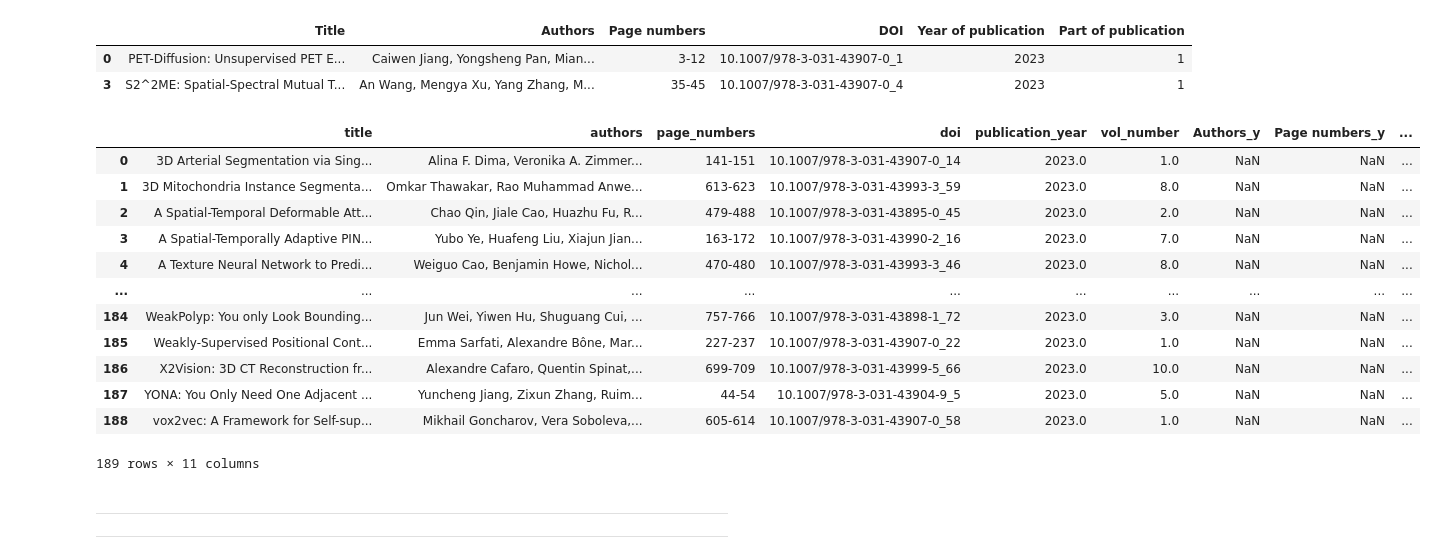
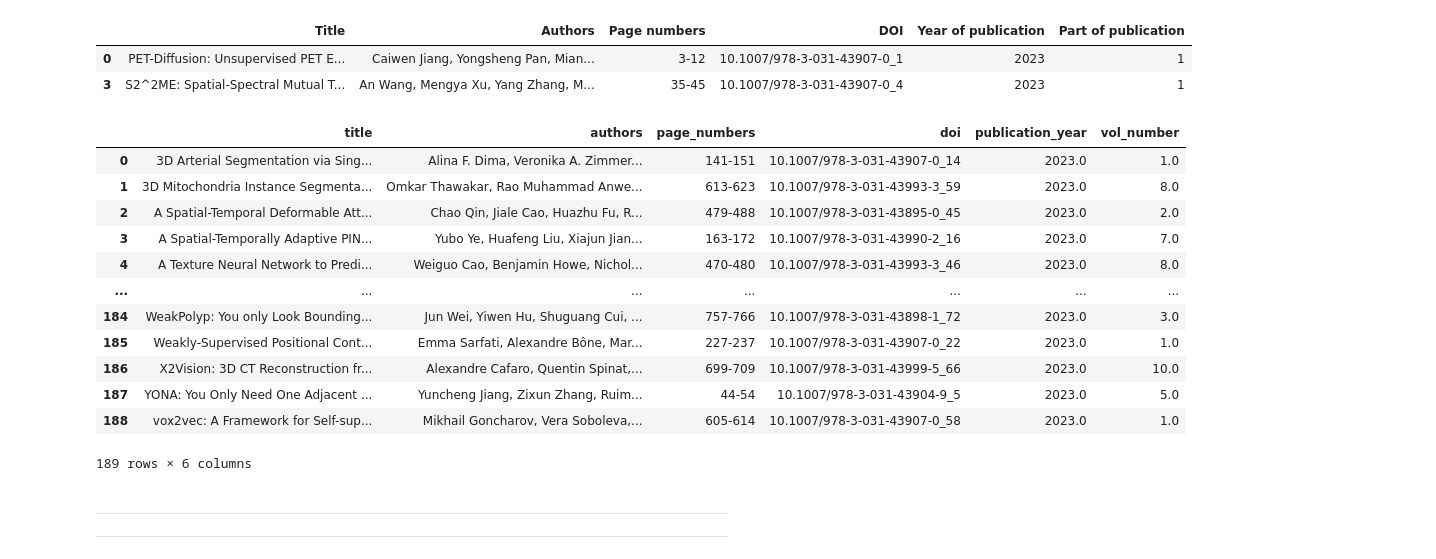
Before and after one commit to yasminsarkhosh/machine-learning-bsc-thesis-2024, a Jupyter notebook: code/database_analysis.ipynb, the cells around one changed output. Cells and saved outputs as stored; diff of their text form; code cells hidden in the pictures.

Commit message:
weekly meetings update, keyword analysis, data visualisations, database analysis, data extraction

```diff
--- a/code/database_analysis.ipynb
+++ b/code/database_analysis.ipynb
@@ -300,24 +313,24 @@ selected_papers_df.to_csv(output_path + 'selected_papers.csv', index=False)
 # %%
-# Display the selected papers
-''' The papers were choosen by searching for papers with the keyword "cancer" in the title and in the text starting from the abstract and
-ending with the conclusion section of the paper'''
+# # Display the selected papers
+# ''' The papers were choosen by searching for papers with the keyword "cancer" in the title and in the text starting from the abstract and
+# ending with the conclusion section of the paper'''
 
-selected_papers_df = pd.read_csv(output_path + 'selected_papers.csv')
-selected_papers_df
+# selected_papers_df = pd.read_csv(output_path + 'selected_papers.csv')
+# selected_papers_df
 # %% [output]
-|  | title | authors | page_numbers | doi | publication_year | vol_number | Authors_y | Page numbers_y | ... |
-| 0 | 3D Arterial Segmentation via Sing... | Alina F. Dima, Veronika A. Zimmer... | 141-151 | 10.1007/978-3-031-43907-0_14 | 2023.0 | 1.0 | NaN | NaN | ... |
-| 1 | 3D Mitochondria Instance Segmenta... | Omkar Thawakar, Rao Muhammad Anwe... | 613-623 | 10.1007/978-3-031-43993-3_59 | 2023.0 | 8.0 | NaN | NaN | ... |
-| 2 | A Spatial-Temporal Deformable Att... | Chao Qin, Jiale Cao, Huazhu Fu, R... | 479-488 | 10.1007/978-3-031-43895-0_45 | 2023.0 | 2.0 | NaN | NaN | ... |
-| 3 | A Spatial-Temporally Adaptive PIN... | Yubo Ye, Huafeng Liu, Xiajun Jian... | 163-172 | 10.1007/978-3-031-43990-2_16 | 2023.0 | 7.0 | NaN | NaN | ... |
-| 4 | A Texture Neural Network to Predi... | Weiguo Cao, Benjamin Howe, Nichol... | 470-480 | 10.1007/978-3-031-43993-3_46 | 2023.0 | 8.0 | NaN | NaN | ... |
-| ... | ... | ... | ... | ... | ... | ... | ... | ... | ... |
-| 184 | WeakPolyp: You only Look Bounding... | Jun Wei, Yiwen Hu, Shuguang Cui, ... | 757-766 | 10.1007/978-3-031-43898-1_72 | 2023.0 | 3.0 | NaN | NaN | ... |
-| 185 | Weakly-Supervised Positional Cont... | Emma Sarfati, Alexandre Bône, Mar... | 227-237 | 10.1007/978-3-031-43907-0_22 | 2023.0 | 1.0 | NaN | NaN | ... |
-| 186 | X2Vision: 3D CT Reconstruction fr... | Alexandre Cafaro, Quentin Spinat,... | 699-709 | 10.1007/978-3-031-43999-5_66 | 2023.0 | 10.0 | NaN | NaN | ... |
-| 187 | YONA: You Only Need One Adjacent ... | Yuncheng Jiang, Zixun Zhang, Ruim... | 44-54 | 10.1007/978-3-031-43904-9_5 | 2023.0 | 5.0 | NaN | NaN | ... |
-| 188 | vox2vec: A Framework for Self-sup... | Mikhail Goncharov, Vera Soboleva,... | 605-614 | 10.1007/978-3-031-43907-0_58 | 2023.0 | 1.0 | NaN | NaN | ... |
+|  | title | authors | page_numbers | doi | publication_year | vol_number |
+| 0 | 3D Arterial Segmentation via Sing... | Alina F. Dima, Veronika A. Zimmer... | 141-151 | 10.1007/978-3-031-43907-0_14 | 2023.0 | 1.0 |
+| 1 | 3D Mitochondria Instance Segmenta... | Omkar Thawakar, Rao Muhammad Anwe... | 613-623 | 10.1007/978-3-031-43993-3_59 | 2023.0 | 8.0 |
+| 2 | A Spatial-Temporal Deformable Att... | Chao Qin, Jiale Cao, Huazhu Fu, R... | 479-488 | 10.1007/978-3-031-43895-0_45 | 2023.0 | 2.0 |
+| 3 | A Spatial-Temporally Adaptive PIN... | Yubo Ye, Huafeng Liu, Xiajun Jian... | 163-172 | 10.1007/978-3-031-43990-2_16 | 2023.0 | 7.0 |
+| 4 | A Texture Neural Network to Predi... | Weiguo Cao, Benjamin Howe, Nichol... | 470-480 | 10.1007/978-3-031-43993-3_46 | 2023.0 | 8.0 |
+| ... | ... | ... | ... | ... | ... | ... |
+| 184 | WeakPolyp: You only Look Bounding... | Jun Wei, Yiwen Hu, Shuguang Cui, ... | 757-766 | 10.1007/978-3-031-43898-1_72 | 2023.0 | 3.0 |
+| 185 | Weakly-Supervised Positional Cont... | Emma Sarfati, Alexandre Bône, Mar... | 227-237 | 10.1007/978-3-031-43907-0_22 | 2023.0 | 1.0 |
+| 186 | X2Vision: 3D CT Reconstruction fr... | Alexandre Cafaro, Quentin Spinat,... | 699-709 | 10.1007/978-3-031-43999-5_66 | 2023.0 | 10.0 |
+| 187 | YONA: You Only Need One Adjacent ... | Yuncheng Jiang, Zixun Zhang, Ruim... | 44-54 | 10.1007/978-3-031-43904-9_5 | 2023.0 | 5.0 |
+| 188 | vox2vec: A Framework for Self-sup... | Mikhail Goncharov, Vera Soboleva,... | 605-614 | 10.1007/978-3-031-43907-0_58 | 2023.0 | 1.0 |
-189 rows × 11 columns
+189 rows × 6 columns
 # %% [markdown]
 ***
 ***
```
Also changed, not shown: parts of 44 cells of this notebook, 34 other files.
